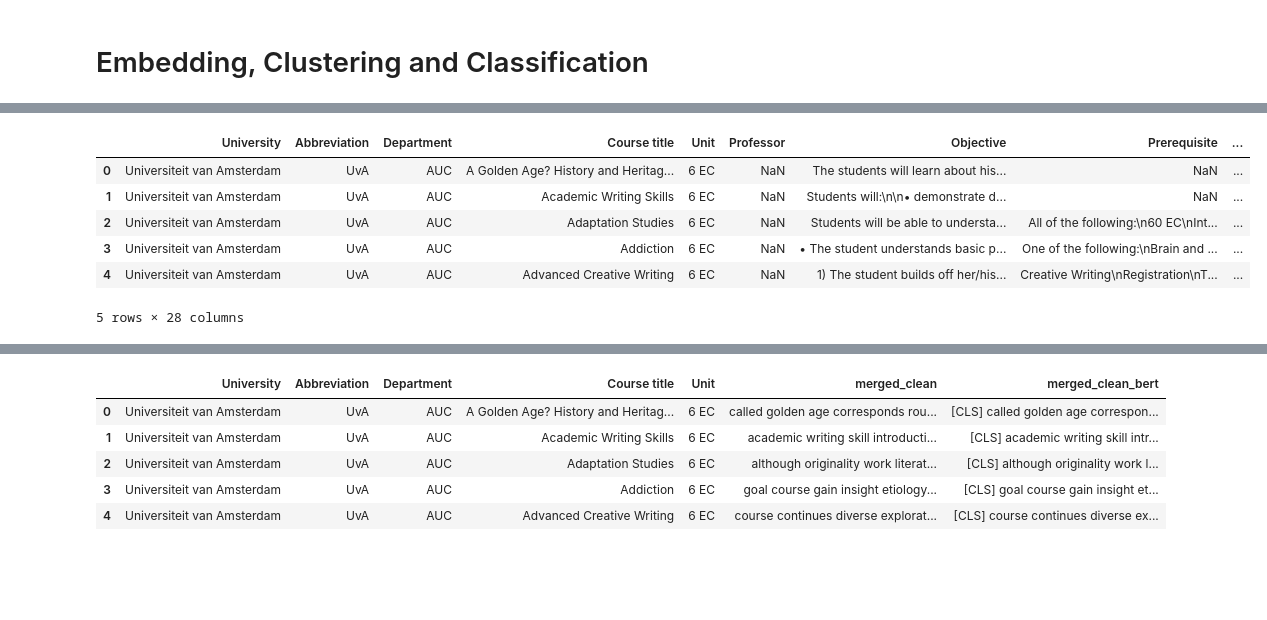
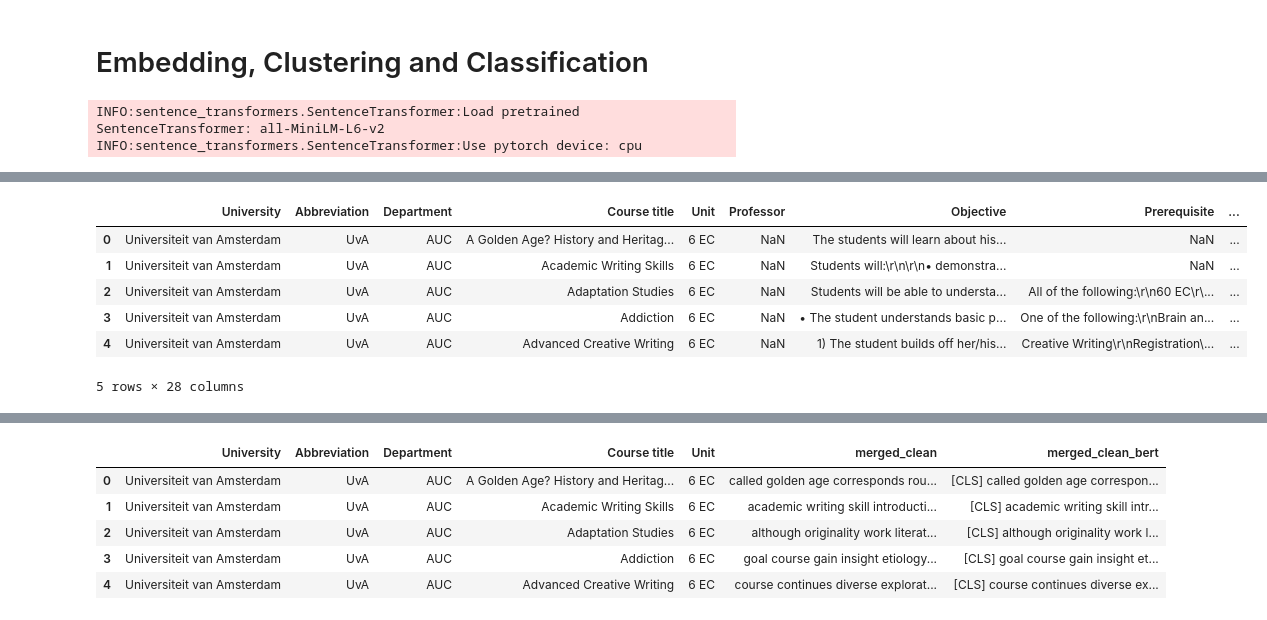
Before and after one commit to Af4rinz/dm-uva-courses, a Jupyter notebook: phase2.ipynb, the cells around one changed output, grey strips where cells are left out. Cells and saved outputs as stored; diff of their text form; code cells hidden in the pictures; blank space fills up the shorter version.

```diff
--- a/phase2.ipynb
+++ b/phase2.ipynb
@@ -9,6 +10,11 @@ from transformers import BertTokenizer, BertModel, BertForTokenClassification
 # %%
 import logging
 logging.basicConfig(level=logging.INFO)
+# %%
+embedder_model = SentenceTransformer('all-MiniLM-L6-v2')
+# %% [output]
+INFO:sentence_transformers.SentenceTransformer:Load pretrained SentenceTransformer: all-MiniLM-L6-v2
+INFO:sentence_transformers.SentenceTransformer:Use pytorch device: cpu
 # %%
 tokenizer = BertTokenizer.from_pretrained('bert-base-uncased')
 # %%
@@ -40,15 +46,15 @@ BertModel(
 )
 # %%
 #Loading the data including merged and cleaned data
-uva = pd.read_csv("data/uva_keywords_2022-06-04-16-57-48_266864.csv")
-uva.head()
+uva_raw = pd.read_csv("data/uva_keywords_2022-06-04-16-57-48_266864.csv")
+uva_raw.head()
 # %% [output]
 |  | University | Abbreviation | Department | Course title | Unit | Professor | Objective | Prerequisite | ... |
 | 0 | Universiteit van Amsterdam | UvA | AUC | A Golden Age? History and Heritag... | 6 EC | NaN | The students will learn about his... | NaN | ... |
-| 1 | Universiteit van Amsterdam | UvA | AUC | Academic Writing Skills | 6 EC | NaN | Students will:\n\n• demonstrate d... | NaN | ... |
-| 2 | Universiteit van Amsterdam | UvA | AUC | Adaptation Studies | 6 EC | NaN | Students will be able to understa... | All of the following:\n60 EC\nInt... | ... |
-| 3 | Universiteit van Amsterdam | UvA | AUC | Addiction | 6 EC | NaN | • The student understands basic p... | One of the following:\nBrain and ... | ... |
-| 4 | Universiteit van Amsterdam | UvA | AUC | Advanced Creative Writing | 6 EC | NaN | 1) The student builds off her/his... | Creative Writing\nRegistration\nT... | ... |
+| 1 | Universiteit van Amsterdam | UvA | AUC | Academic Writing Skills | 6 EC | NaN | Students will:\r\n\r\n• demonstra... | NaN | ... |
+| 2 | Universiteit van Amsterdam | UvA | AUC | Adaptation Studies | 6 EC | NaN | Students will be able to understa... | All of the following:\r\n60 EC\r\... | ... |
+| 3 | Universiteit van Amsterdam | UvA | AUC | Addiction | 6 EC | NaN | • The student understands basic p... | One of the following:\r\nBrain an... | ... |
+| 4 | Universiteit van Amsterdam | UvA | AUC | Advanced Creative Writing | 6 EC | NaN | 1) The student builds off her/his... | Creative Writing\r\nRegistration\... | ... |
 5 rows × 28 columns
 # %%
 #Discarding unnecessary columns
```
Also changed, not shown: parts of 53 cells of this notebook, 2 other files.
